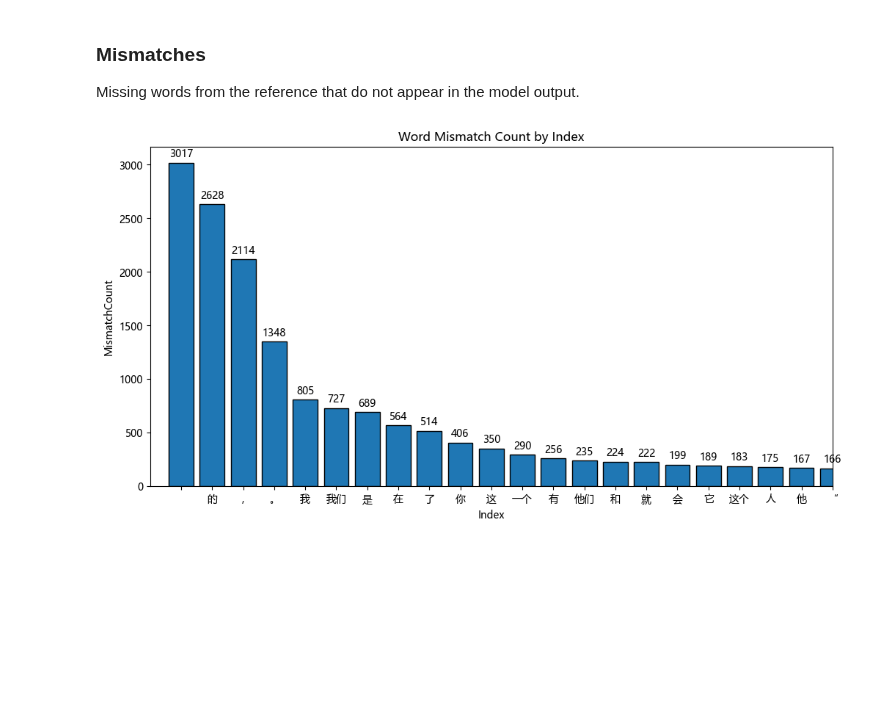
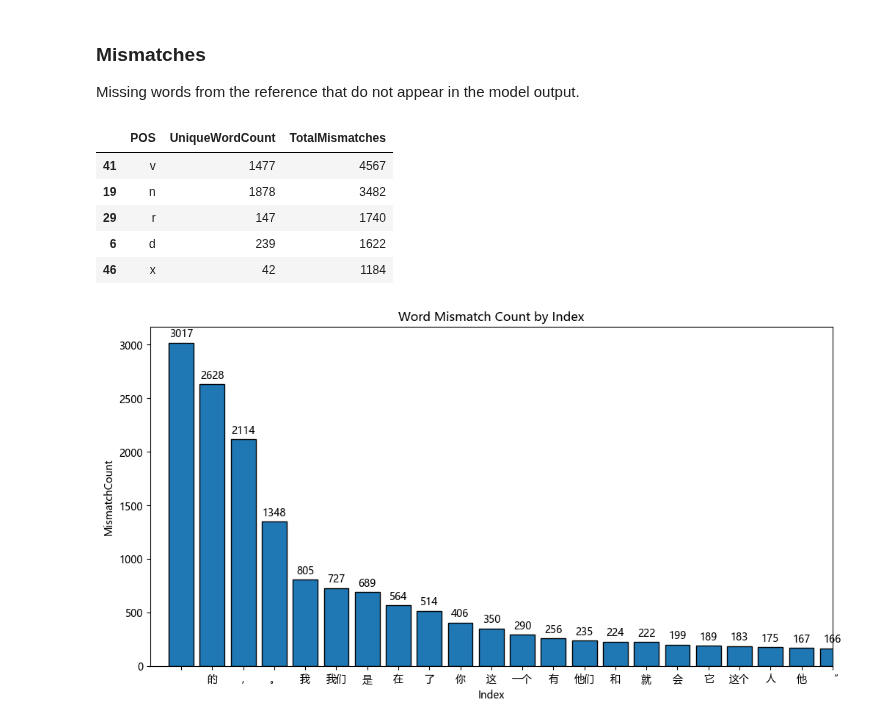
Before and after one commit to JCSnap/cs4248-team-14, a Jupyter notebook: submission/analysis/high_level_analysis.ipynb, the cells around one changed output. Saved outputs shown, nothing was run; the diff lists cells and outputs as text; code cells hidden in the pictures; blank space fills up the shorter version.

```diff
--- a/submission/analysis/high_level_analysis.ipynb
+++ b/submission/analysis/high_level_analysis.ipynb
@@ -98,6 +98,18 @@ Missing words from the reference that do not appear in the model output.
 
 # for font in fm.findSystemFonts():
 #     print(fm.FontProperties(fname=font).get_name())
+# %%
+pos_mismatch_summary = df_mismatches.groupby("POS")["MismatchCount"].agg(['count', 'sum']).reset_index()
+pos_mismatch_summary.columns = ["POS", "UniqueWordCount", "TotalMismatches"]
+pos_mismatch_summary = pos_mismatch_summary.sort_values(by="TotalMismatches", ascending=False)
+pos_mismatch_summary.head()
+# %% [output]
+|  | POS | UniqueWordCount | TotalMismatches |
+| 41 | v | 1477 | 4567 |
+| 19 | n | 1878 | 3482 |
+| 29 | r | 147 | 1740 |
+| 6 | d | 239 | 1622 |
+| 46 | x | 42 | 1184 |
 # %%
 plt.rcParams["font.family"] = ["Microsoft YaHei"]
 
```
Also changed, not shown: parts of 13 cells of this notebook, 8 other files.
